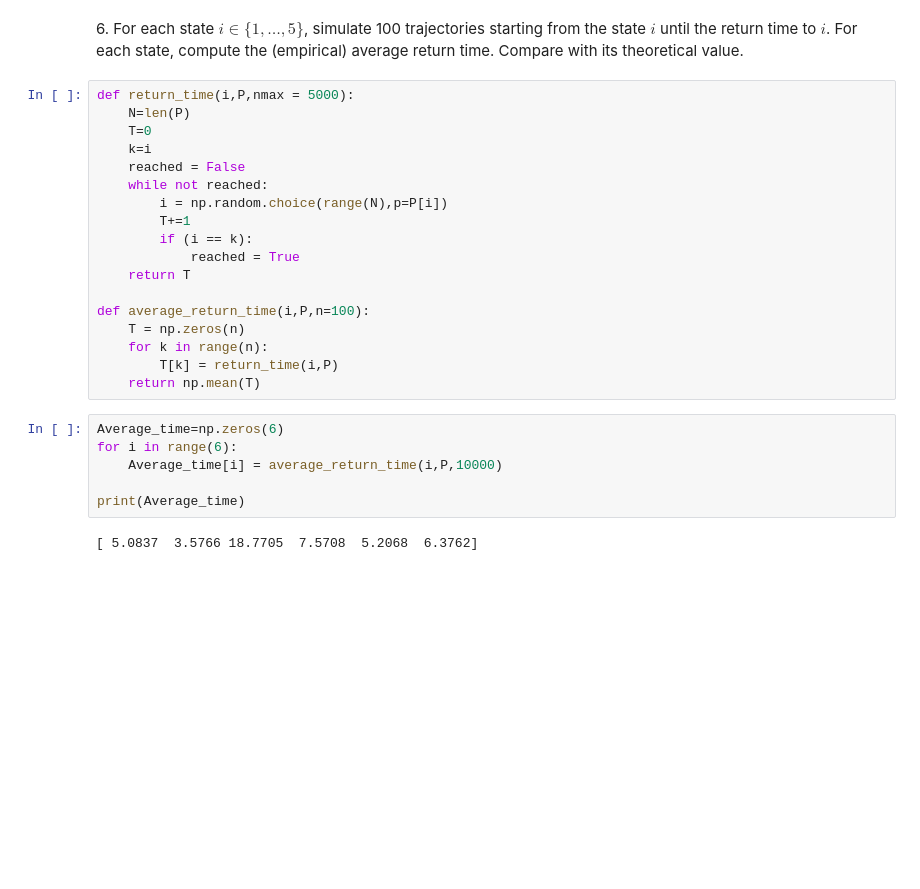
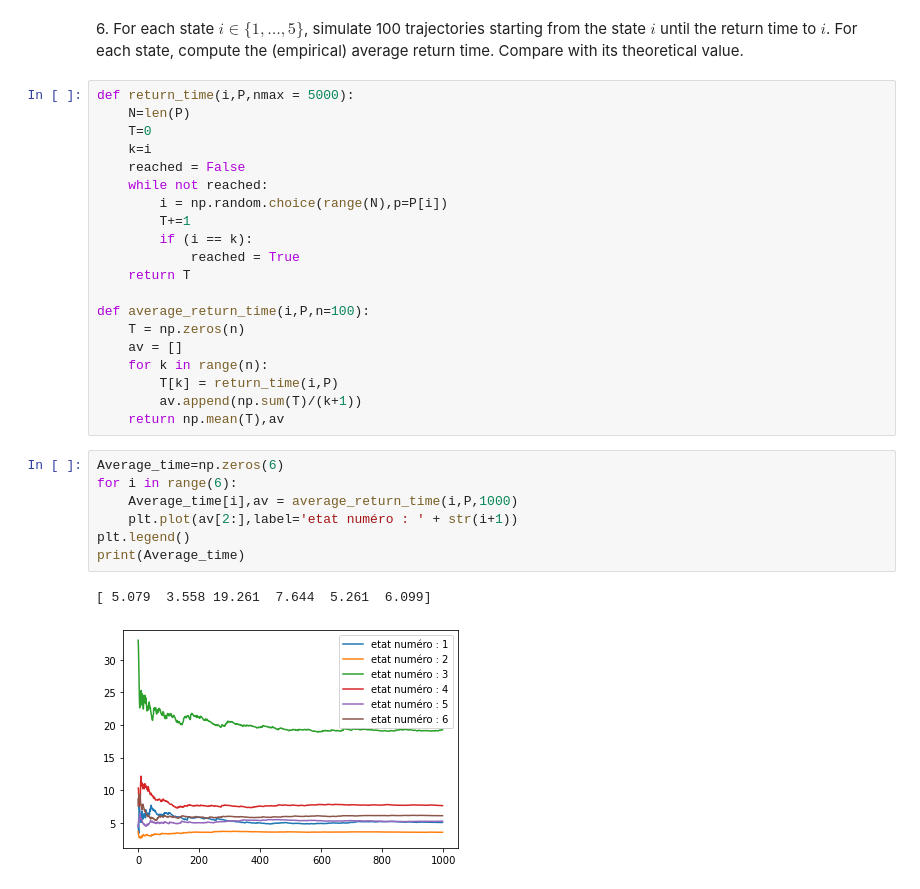
Before and after one commit to VirgileValiau/sdia-markov, a Jupyter notebook: lab1_DESCARPENTRIES_VALIAU/lab1_notebook_DESCARPENTRIES_VALIAU.ipynb, the cells around one changed output. Saved outputs shown, nothing was run; the diff lists cells and outputs as text; blank space fills up the shorter version.

```diff
--- a/lab1_DESCARPENTRIES_VALIAU/lab1_notebook_DESCARPENTRIES_VALIAU.ipynb
+++ b/lab1_DESCARPENTRIES_VALIAU/lab1_notebook_DESCARPENTRIES_VALIAU.ipynb
@@ -318,14 +318,18 @@ def return_time(i,P,nmax = 5000):
 
 def average_return_time(i,P,n=100):
     T = np.zeros(n)
+    av = []
     for k in range(n):
         T[k] = return_time(i,P)
-    return np.mean(T)
+        av.append(np.sum(T)/(k+1))
+    return np.mean(T),av
 # %%
 Average_time=np.zeros(6)
 for i in range(6):
-    Average_time[i] = average_return_time(i,P,10000)
-
+    Average_time[i],av = average_return_time(i,P,1000)
+    plt.plot(av[2:],label='etat numéro : ' + str(i+1))
+plt.legend()
 print(Average_time)
 # %% [output]
-[ 5.0837  3.5766 18.7705  7.5708  5.2068  6.3762]
+[ 5.079  3.558 19.261  7.644  5.261  6.099]
+[figure, added]
```
Also changed, not shown: 1 other file.
